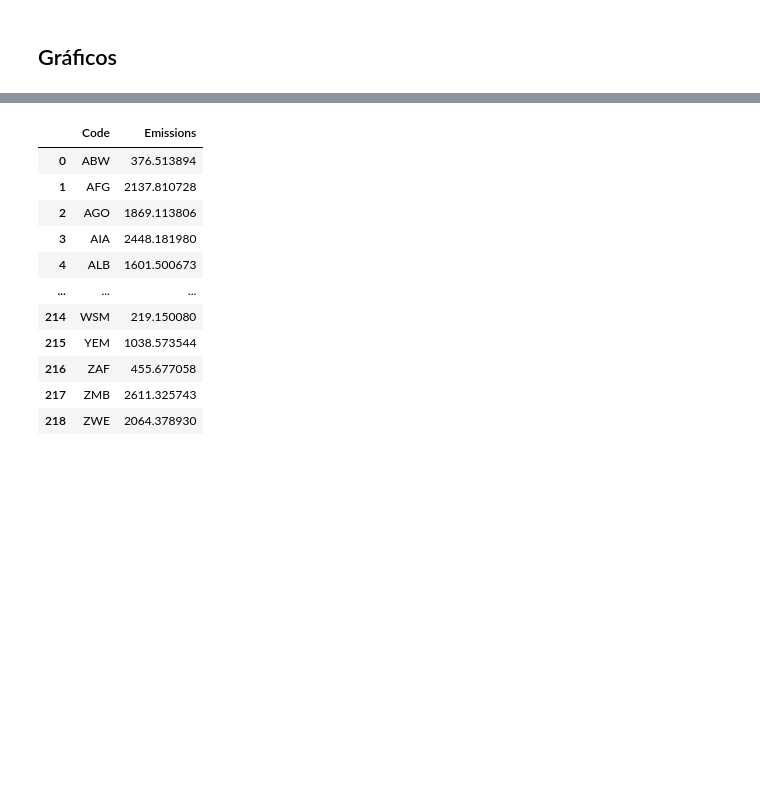
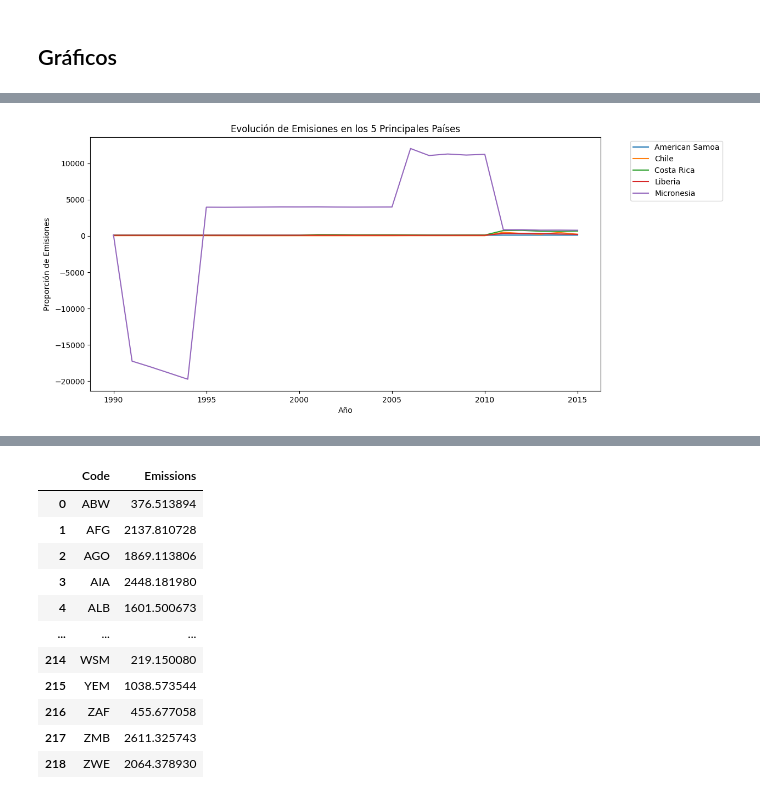
Before and after one commit to MaIsabelSolano/UVG_DS_Lab9, a Jupyter notebook: Lab9.ipynb, the cells around one changed output, grey strips where cells are left out. Drawn from its saved outputs; the diff is of its cells as text; code cells hidden in the pictures; blank space fills up the shorter version.

```diff
--- a/Lab9.ipynb
+++ b/Lab9.ipynb
@@ -111,0 +87,11 @@ from geodatasets import get_path
+# %%
+top_5_countries = data[data['Entity'].isin(top_5_2015['Entity'])]
+plt.figure(figsize=(12, 6))
+sns.lineplot(x='Year', y="Food's share of total emissions (incl. LULUFC)", hue='Entity', data=top_5_countries)
+plt.title('Evolución de Emisiones en los 5 Principales Países')
+plt.xlabel('Año')
+plt.ylabel('Proporción de Emisiones')
+plt.legend(bbox_to_anchor=(1.05, 1), loc='upper left')
+plt.show()
+# %% [output]
+[figure, added]
```
Also changed, not shown: parts of 21 cells of this notebook.
